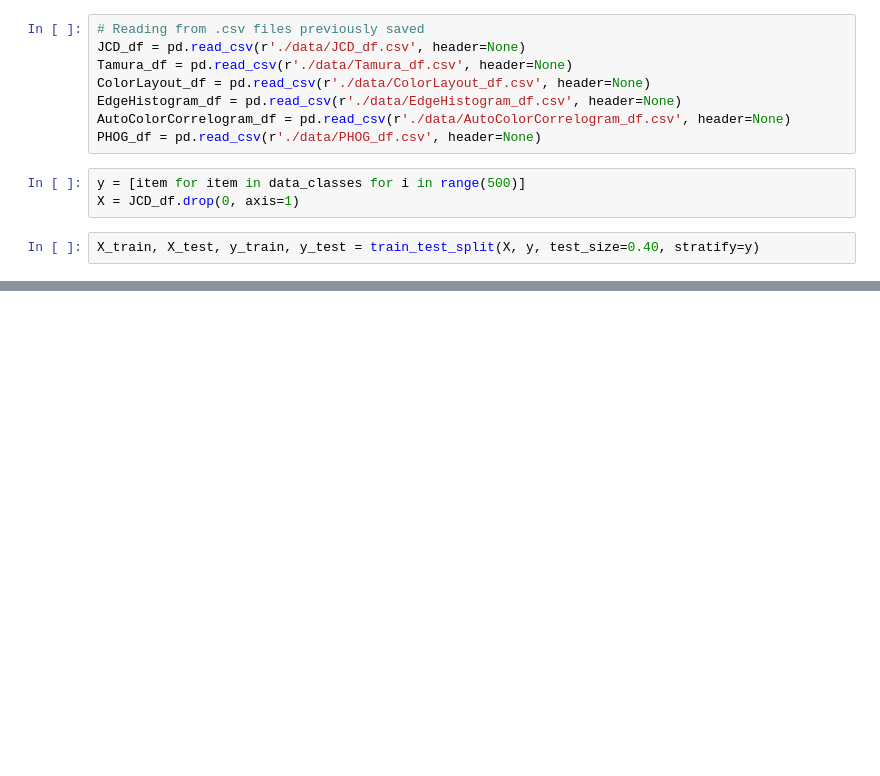
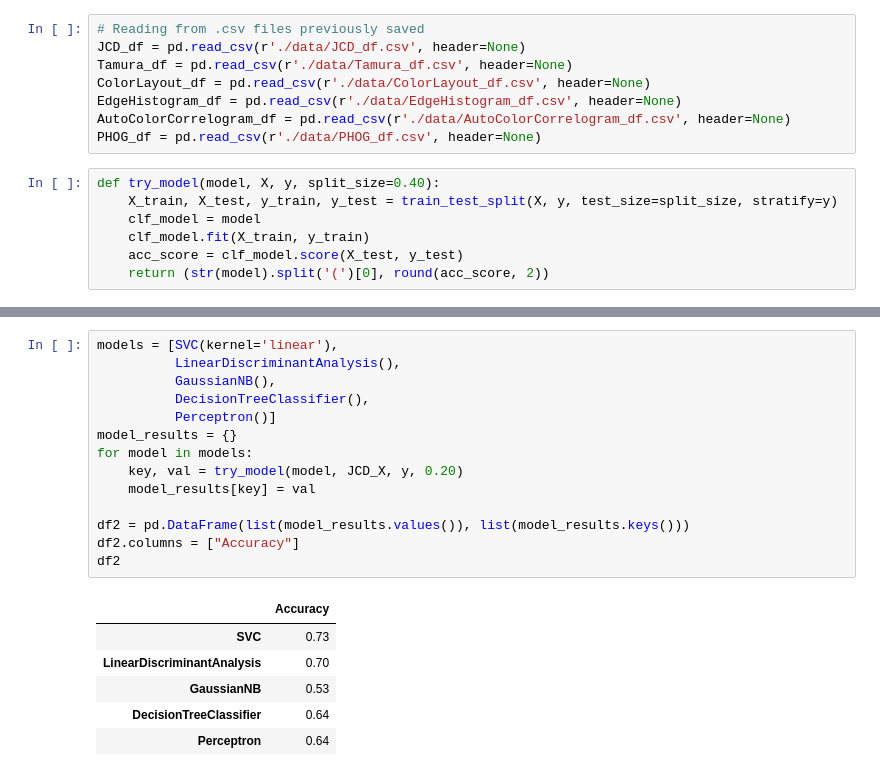
Before and after one commit to ruwaa-mohamed/kvasir-clf, a Jupyter notebook: main.ipynb, the cells around one changed output, grey strips where cells are left out. Saved outputs shown, nothing was run; the diff lists cells and outputs as text; blank space fills up the shorter version.

```diff
--- a/main.ipynb
+++ b/main.ipynb
@@ -134,8 +142,10 @@ ColorLayout_df = pd.read_csv(r'./data/ColorLayout_df.csv', header=None)
 EdgeHistogram_df = pd.read_csv(r'./data/EdgeHistogram_df.csv', header=None)
 AutoColorCorrelogram_df = pd.read_csv(r'./data/AutoColorCorrelogram_df.csv', header=None)
 PHOG_df = pd.read_csv(r'./data/PHOG_df.csv', header=None)
-# %%
-y = [item for item in data_classes for i in range(500)]
-X = JCD_df.drop(0, axis=1)
-# %%
-X_train, X_test, y_train, y_test = train_test_split(X, y, test_size=0.40, stratify=y)
+# %%
+def try_model(model, X, y, split_size=0.40):
+    X_train, X_test, y_train, y_test = train_test_split(X, y, test_size=split_size, stratify=y)
+    clf_model = model
+    clf_model.fit(X_train, y_train)
+    acc_score = clf_model.score(X_test, y_test)
+    return (str(model).split('(')[0], round(acc_score, 2))
@@ -145,3 +165,24 @@ svc_clf.fit(X_train, y_train)
 svc_clf.score(X_test, y_test)
 # %% [output]
 0.709375
+# %%
+models = [SVC(kernel='linear'),
+          LinearDiscriminantAnalysis(),
+          GaussianNB(),
+          DecisionTreeClassifier(),
+          Perceptron()]
+model_results = {}
+for model in models:
+    key, val = try_model(model, JCD_X, y, 0.20)
+    model_results[key] = val
+
+df2 = pd.DataFrame(list(model_results.values()), list(model_results.keys()))
+df2.columns = ["Accuracy"]
+df2
+# %% [output]
+|  | Accuracy |
+| SVC | 0.73 |
+| LinearDiscriminantAnalysis | 0.70 |
+| GaussianNB | 0.53 |
+| DecisionTreeClassifier | 0.64 |
+| Perceptron | 0.64 |
```
Also changed, not shown: parts of 6 cells of this notebook.
